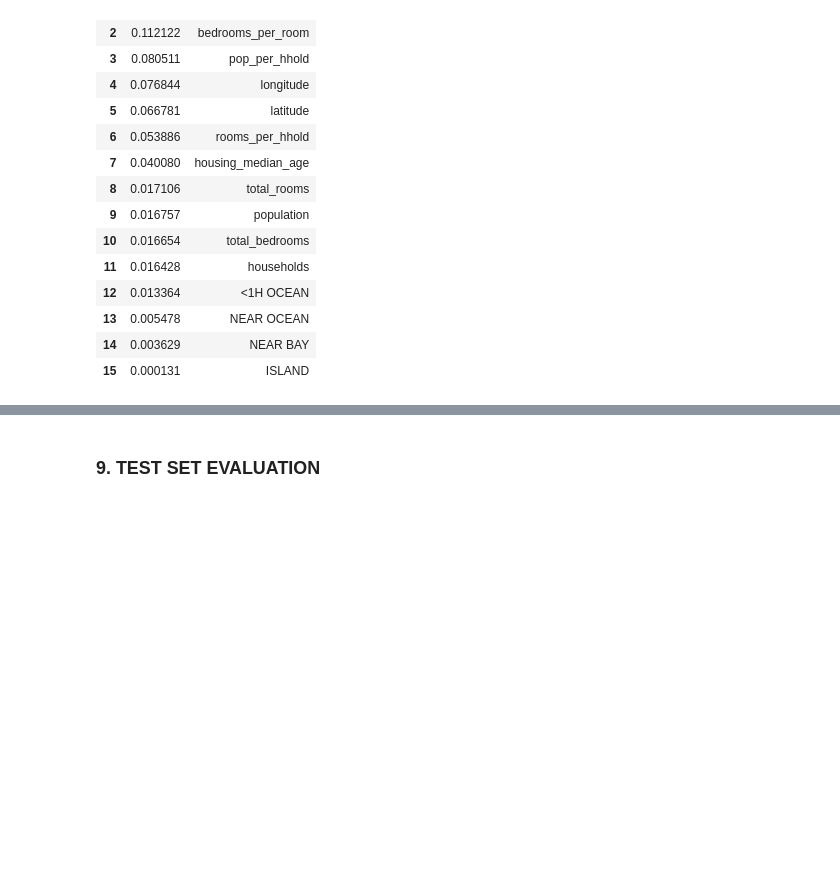
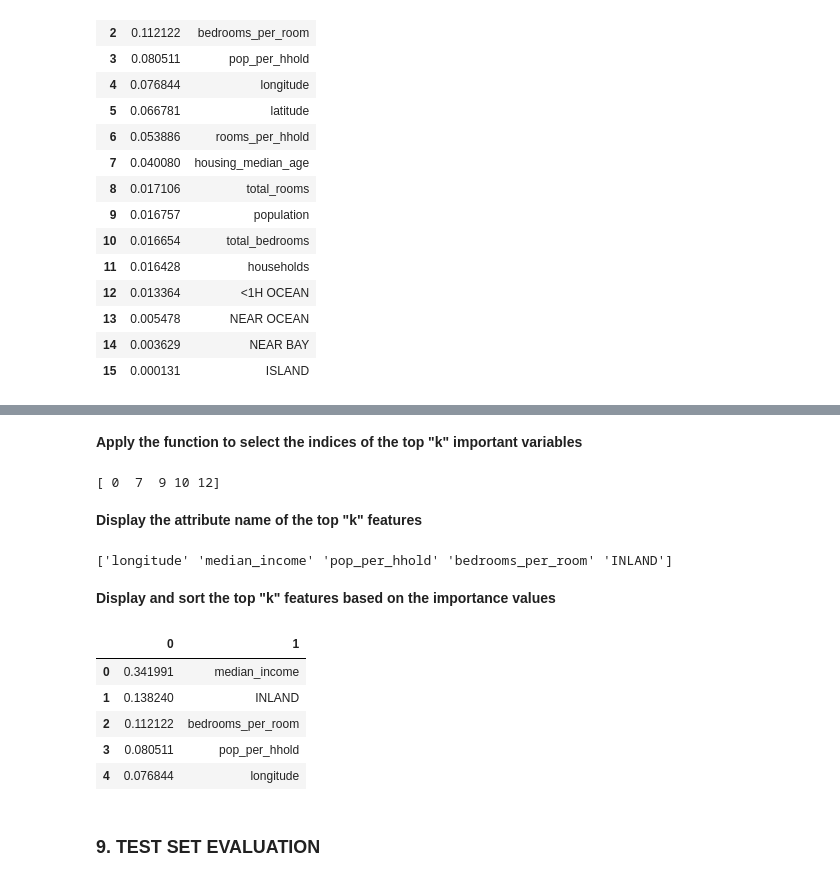
Before and after one commit to mridwanG01236399/House-Median-Value-Prediction, a Jupyter notebook: Median House Value Prediction using Linear Regression, Decision Tree, and Random Forest.ipynb, the cells around one changed output, grey strips where cells are left out. Saved outputs shown, nothing was run; the diff lists cells and outputs as text; code cells hidden in the pictures; blank space fills up the shorter version.

Commit message:
Add files via upload
Display and sort the top "k" features based on the importance values

```diff
--- a/Median House Value Prediction using Linear Regression, Decision Tree, and Random Forest.ipynb
+++ b/Median House Value Prediction using Linear Regression, Decision Tree, and Random Forest.ipynb
@@ -1445,3 +1438,27 @@ print(top_k_feature_indices)
+# %% [markdown]
+<b>Apply the function to select the indices of the top "k" important variables</b>
+# %%
+top_k_feature_indices = indices_of_top_k(feature_importances, k)
+print(top_k_feature_indices)
+# %% [output]
+[ 0  7  9 10 12]
+# %% [markdown]
+<b>Display the attribute name of the top "k" features</b>
+# %%
+print(np.array(attributes)[top_k_feature_indices])
+# %% [output]
+['longitude' 'median_income' 'pop_per_hhold' 'bedrooms_per_room' 'INLAND']
+# %% [markdown]
+<b>Display and sort the top "k" features based on the importance values</b>
+# %%
+pd.DataFrame(sorted(zip(feature_importances, attributes), reverse=True)[:k])
+# %% [output]
+|  | 0 | 1 |
+| 0 | 0.341991 | median_income |
+| 1 | 0.138240 | INLAND |
+| 2 | 0.112122 | bedrooms_per_room |
+| 3 | 0.080511 | pop_per_hhold |
+| 4 | 0.076844 | longitude |
 # %% [markdown]
 ### 9. TEST SET EVALUATION
 # %% [markdown]
```
Also changed, not shown: parts of 116 cells of this notebook.
